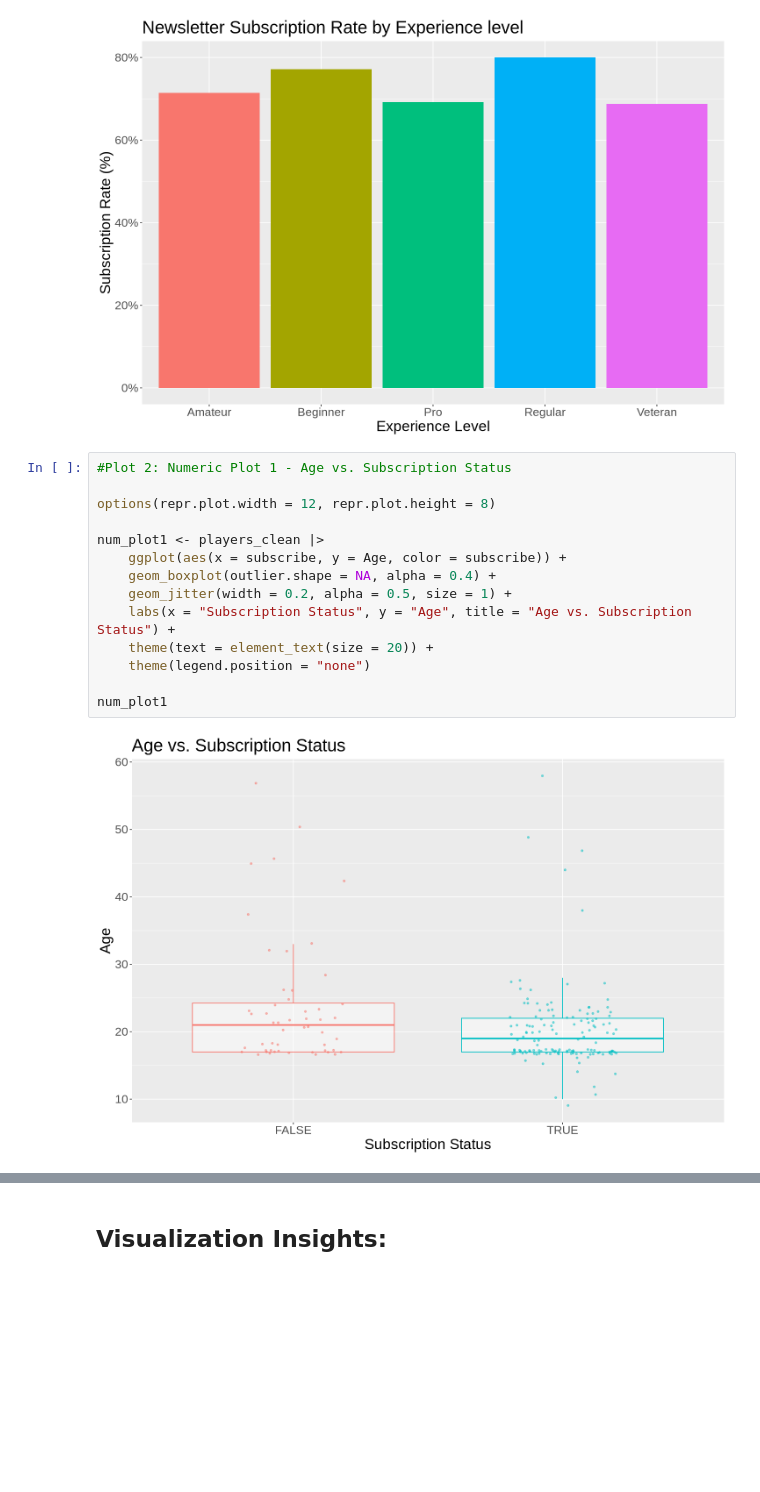
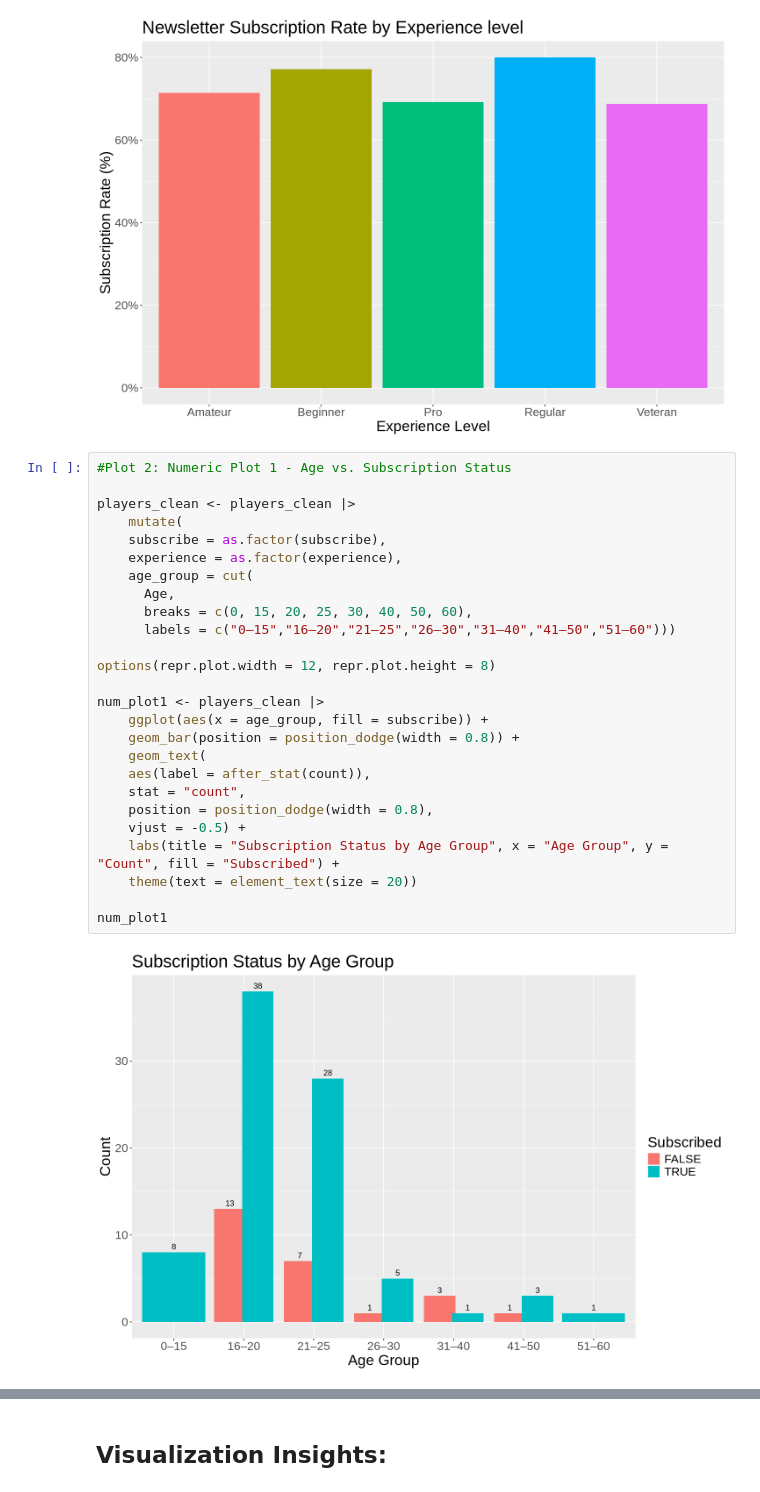
Before and after one commit to Jessica9521/Final-DSCI-100-Project, a Jupyter notebook: DSCI_Final_Project_Report.ipynb, the cells around one changed output, grey strips where cells are left out. Drawn from its saved outputs; the diff is of its cells as text; blank space fills up the shorter version.

Commit message:
update
- added proper plots
- added proper insights

```diff
--- a/DSCI_Final_Project_Report.ipynb
+++ b/DSCI_Final_Project_Report.ipynb
@@ -188,20 +188,32 @@ cat_plot
 [figure]
 # %%
 #Plot 2: Numeric Plot 1 - Age vs. Subscription Status
+
+players_clean <- players_clean |>
+    mutate(
+    subscribe = as.factor(subscribe),
+    experience = as.factor(experience),
+    age_group = cut(
+      Age,
+      breaks = c(0, 15, 20, 25, 30, 40, 50, 60),
+      labels = c("0–15","16–20","21–25","26–30","31–40","41–50","51–60")))
 
 options(repr.plot.width = 12, repr.plot.height = 8)
 
 num_plot1 <- players_clean |>
-    ggplot(aes(x = subscribe, y = Age, color = subscribe)) +
-    geom_boxplot(outlier.shape = NA, alpha = 0.4) +
-    geom_jitter(width = 0.2, alpha = 0.5, size = 1) +
-    labs(x = "Subscription Status", y = "Age", title = "Age vs. Subscription Status") +
-    theme(text = element_text(size = 20)) +
-    theme(legend.position = "none")
+    ggplot(aes(x = age_group, fill = subscribe)) +
+    geom_bar(position = position_dodge(width = 0.8)) +
+    geom_text(
+    aes(label = after_stat(count)),
+    stat = "count",
+    position = position_dodge(width = 0.8),
+    vjust = -0.5) +
+    labs(title = "Subscription Status by Age Group", x = "Age Group", y = "Count", fill = "Subscribed") +
+    theme(text = element_text(size = 20))
 
 num_plot1
 # %% [output]
-[figure, old version]
+[figure, new version]
 # %%
 #Plot 3: Numeric Plot 2 - Played Hours vs. Subscription Status
 
```
Also changed, not shown: parts of 2 cells of this notebook.
